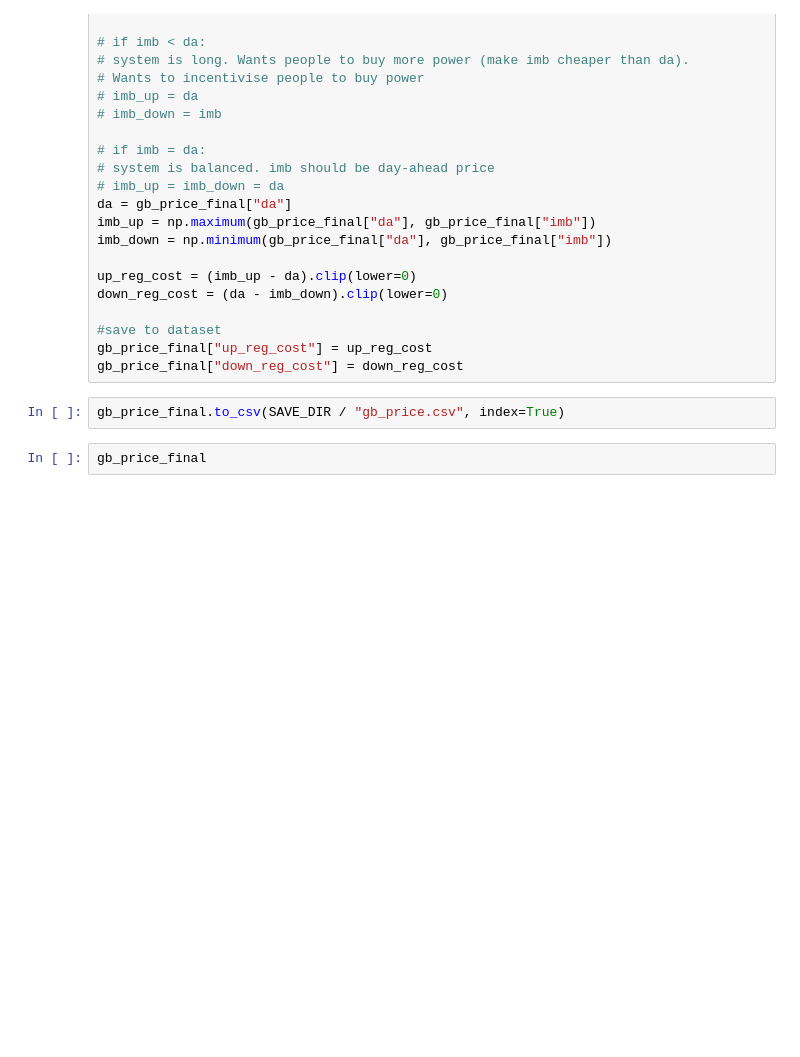
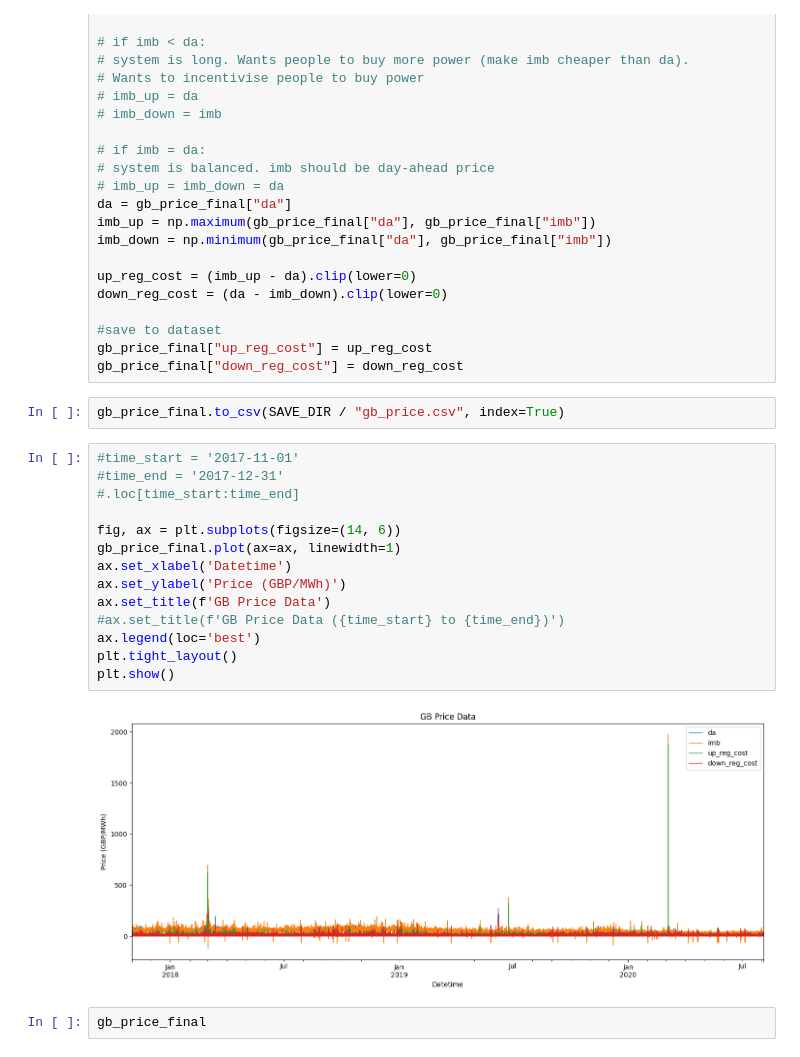
Before and after one commit to ahod75/diss_bess, a Jupyter notebook: 3_data_processing/power_prices.ipynb, the cells around one changed output. Drawn from its saved outputs; the diff is of its cells as text; blank space fills up the shorter version.

```diff
--- a/3_data_processing/power_prices.ipynb
+++ b/3_data_processing/power_prices.ipynb
@@ -148,6 +148,22 @@ gb_price_final["up_reg_cost"] = up_reg_cost
 gb_price_final["down_reg_cost"] = down_reg_cost
 # %%
 gb_price_final.to_csv(SAVE_DIR / "gb_price.csv", index=True)
+# %%
+#time_start = '2017-11-01'
+#time_end = '2017-12-31'
+#.loc[time_start:time_end]
+
+fig, ax = plt.subplots(figsize=(14, 6))
+gb_price_final.plot(ax=ax, linewidth=1)
+ax.set_xlabel('Datetime')
+ax.set_ylabel('Price (GBP/MWh)')
+ax.set_title(f'GB Price Data')
+#ax.set_title(f'GB Price Data ({time_start} to {time_end})')
+ax.legend(loc='best')
+plt.tight_layout()
+plt.show()
+# %% [output]
+[figure, added]
 # %%
 gb_price_final
 # %% [output]
```
Also changed, not shown: 45 other files.
